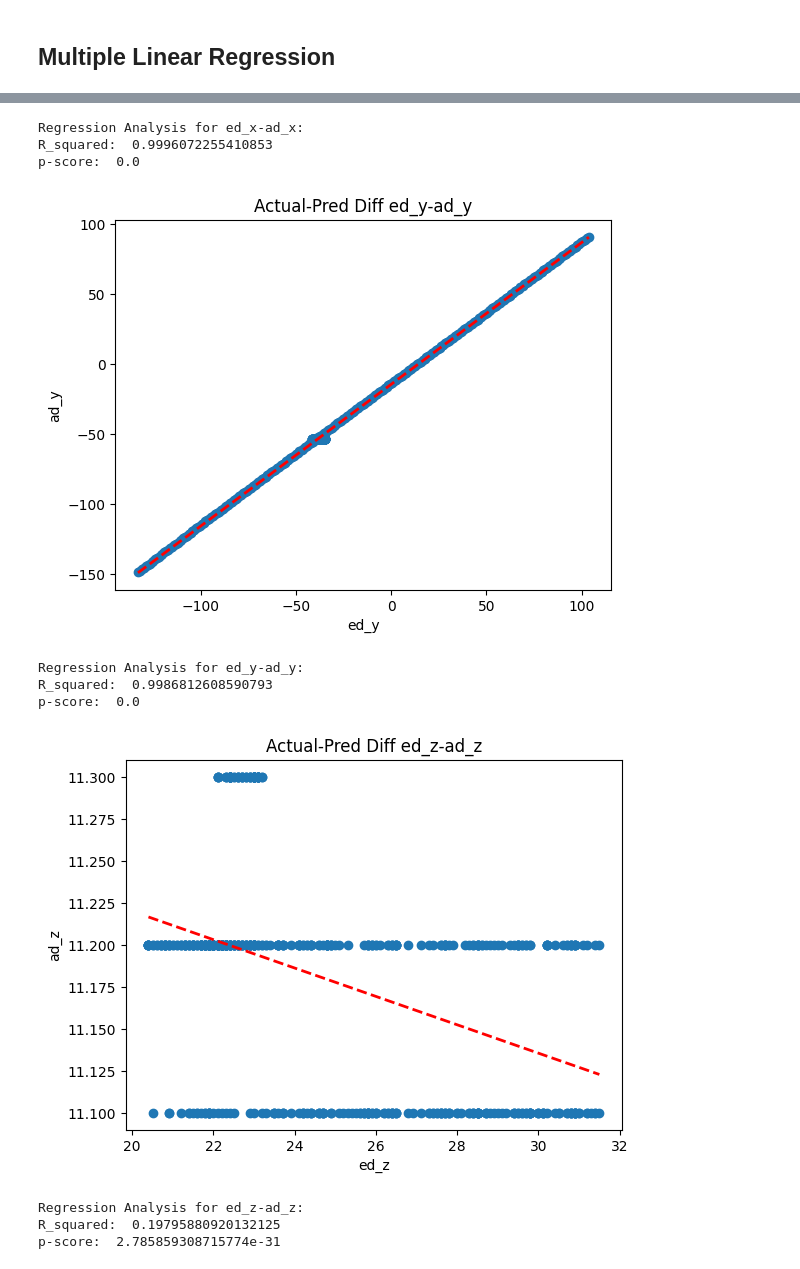
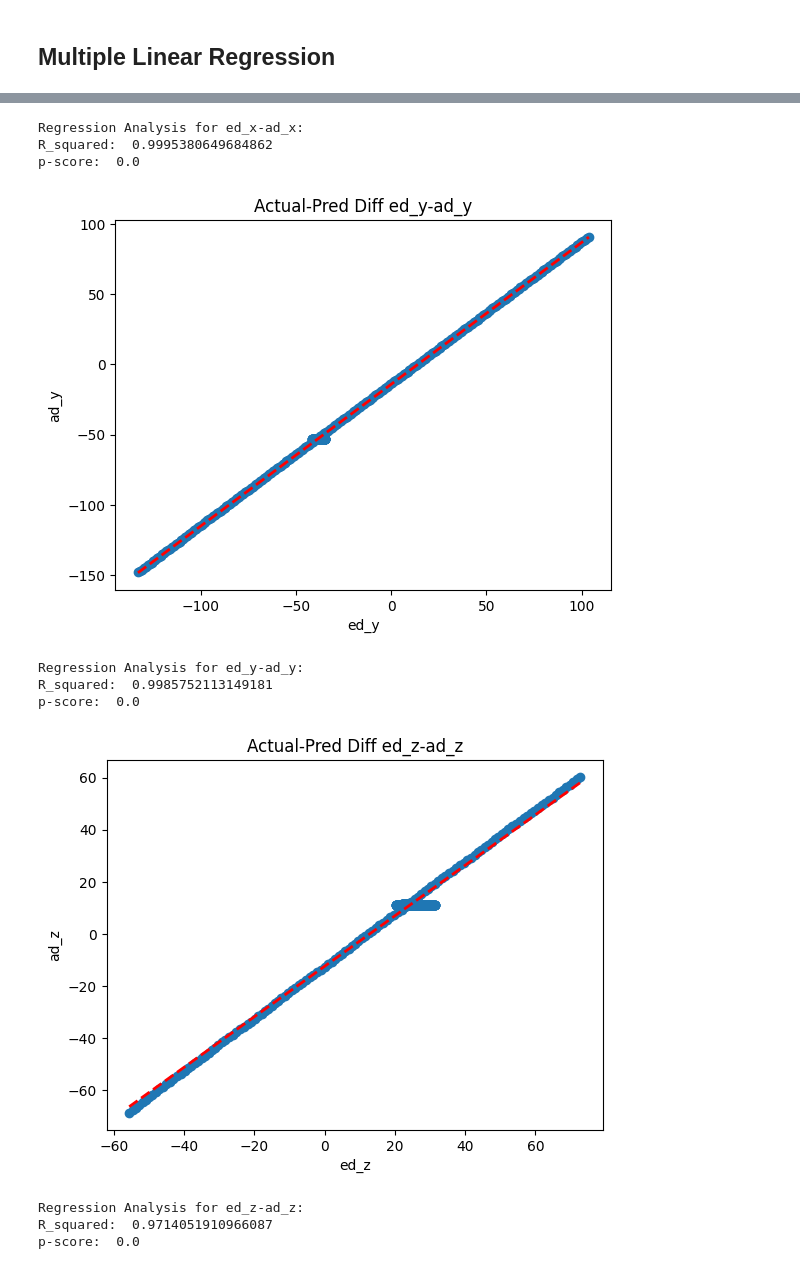
Before and after one commit to JimmyDanger12/rocsys, a Jupyter notebook: data_exploration.ipynb, the cells around one changed output, grey strips where cells are left out. Drawn from its saved outputs; the diff is of its cells as text; code cells hidden in the pictures.

```diff
--- a/data_exploration.ipynb
+++ b/data_exploration.ipynb
@@ -13,0 +69,9 @@ data_raw = pd.read_csv("Offset robot.csv",skiprows=5)
+# %%
+data_raw_x = pd.read_csv("data/x-increments.csv",skiprows=5)
+data_raw_x["origin"] = "x"
+data_raw_y = pd.read_csv("data/y-increments.csv",skiprows=5)
+data_raw_y["origin"] = "y"
+data_raw_z = pd.read_csv("data/z-increments.csv",skiprows=5)
+data_raw_z["origin"] = "z"
+# %%
+data_raw = pd.concat([data_raw_x, data_raw_y,data_raw_z], axis=0, ignore_index=True)
@@ -94,0 +166,10 @@ diff_df
+# %%
+ad_names = [name for name in data_raw.columns.values if name.startswith("ad")]
+ed_names = [name for name in data_raw.columns.values if name.startswith("ed")]
+os_names = [name for name in data_raw.columns.values if name.startswith("os")]
+diff_names = ["origin"] + ad_names + ed_names + os_names
+
+diff_df = data_raw.loc[:,diff_names]
+diff_df_x = data_raw_x.loc[:,diff_names]
+diff_df_y = data_raw_y.loc[:,diff_names]
+diff_df
@@ -100,12 +237,10 @@ Text(0.5, 1.0, 'Correlation heatmap')
 # %% [markdown]
 ## Multiple Linear Regression
 # %%
-diff_name_list = [["ad_x", "ed_x"], ["ad_y", "ed_y"], ["ad_z", "ed_z"], ["ad_rx","ed_rx"],["ad_ry","ed_ry"],["ad_rz","ed_rz"]]
-
 DEGREE = 1  # Degree of the polynomial features
 
 coeff_dict = {}
-for y,x in diff_name_list:
+for y,x in zip(ad_names,ed_names):
     X = diff_df[x].values.reshape(-1, 1)  # Predictor variable
     Y = diff_df[y]  # Response variable
 
@@ -121,36 +256,36 @@ for y,x in diff_name_list:
 
     # Predict using the polynomial regression model
     y_pred = sm_results.predict(X_poly)
 
     # Plot the data and the polynomial regression curve
     plt.scatter(X, Y)
     plt.title(f"Actual-Pred Diff {x}-{y}")
     plt.xlabel(x)
     plt.ylabel(y)
 
     # Sort the x values for better visualization
     sorted_indices = np.argsort(X, axis=0)
     x_sorted = X[sorted_indices].reshape(-1, 1)
     y_pred_sorted = y_pred[sorted_indices].reshape(-1, 1)
 
     # Plot the regression line
     plt.plot(x_sorted, y_pred_sorted, '--', color='red', linewidth=2)
     plt.show()
 
     # Print summary of regression analysis
     print(f"Regression Analysis for {x}-{y}:")
     print(f"R_squared: ",sm_results.rsquared)
     print(f"p-score: ",sm_results.f_pvalue)
 # %% [output]
 [figure]
 Regression Analysis for ed_x-ad_x:
-R_squared:  0.9996072255410853
+R_squared:  0.9995380649684862
 p-score:  0.0
 [figure]
 Regression Analysis for ed_y-ad_y:
-R_squared:  0.9986812608590793
+R_squared:  0.9985752113149181
 p-score:  0.0
-[figure, old version]
+[figure, new version]
 Regression Analysis for ed_z-ad_z:
-R_squared:  0.19795880920132125
-p-score:  2.785859308715774e-31
+R_squared:  0.9714051910966087
+p-score:  0.0
```
Also changed, not shown: parts of 19 cells of this notebook, 24 other files.
